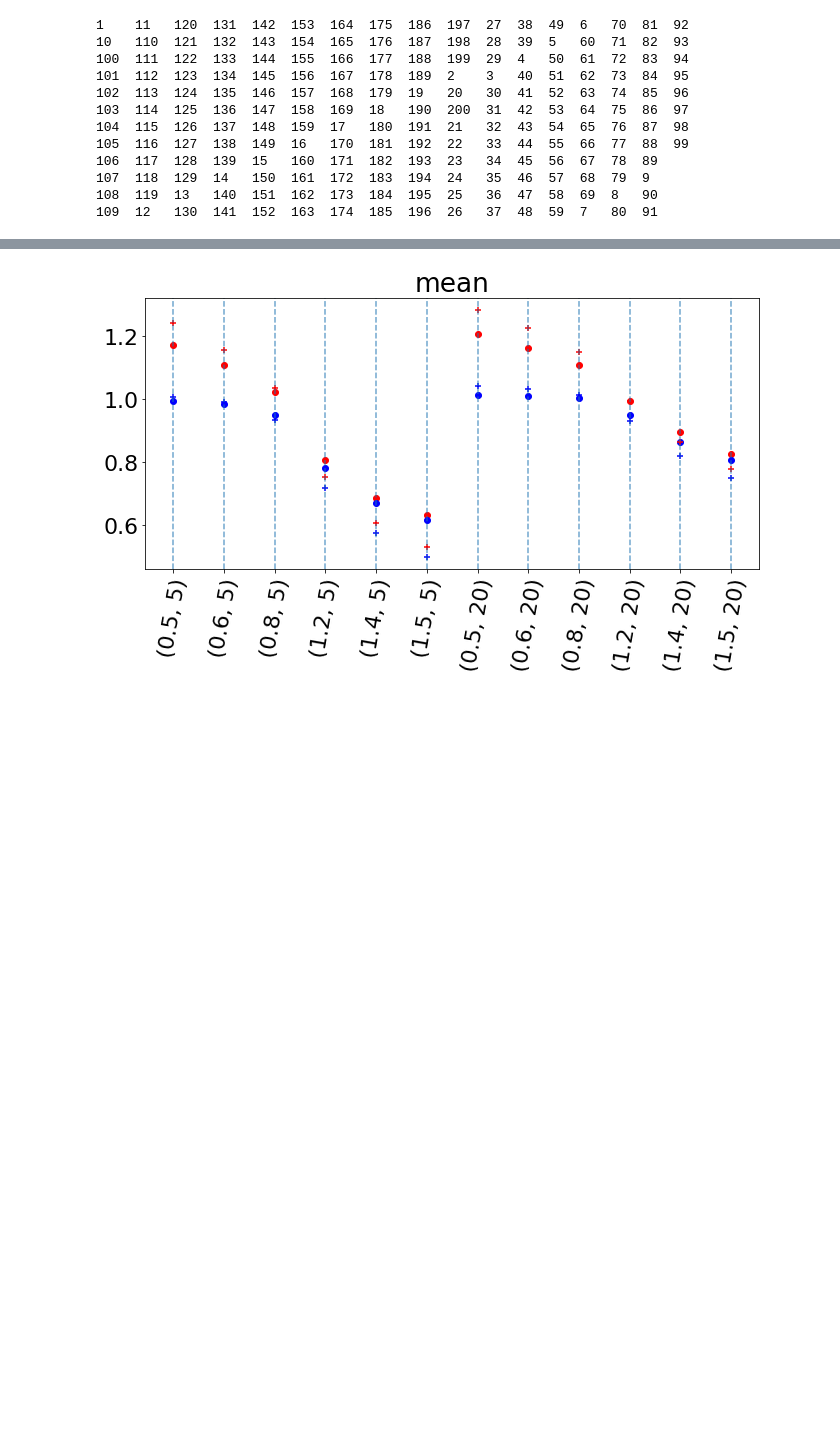
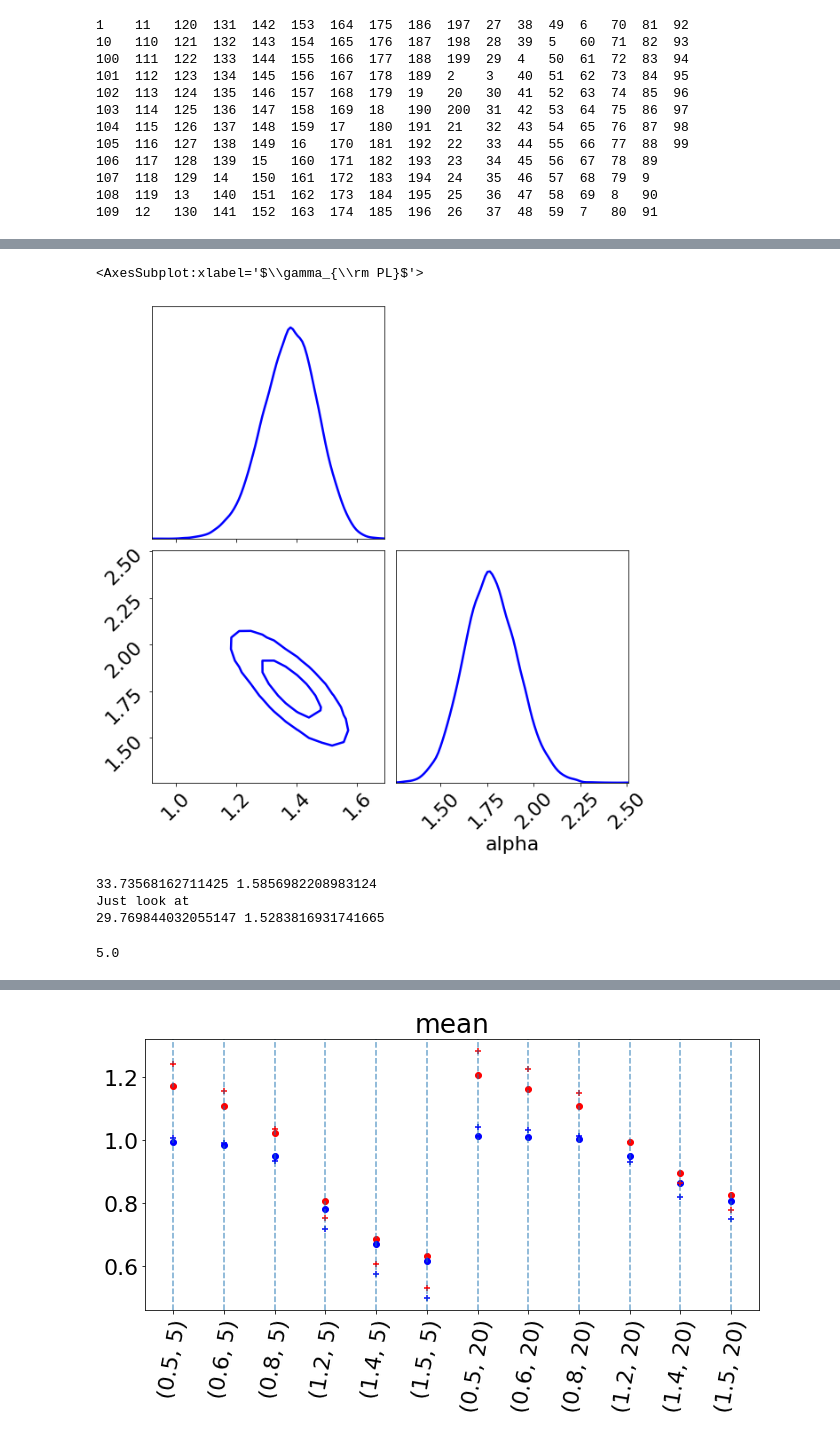
Before and after one commit to mariabenitocst/exoplanets, a Jupyter notebook: jupyter-notebook/testing_2.0.ipynb, the cells around one changed output, grey strips where cells are left out. Drawn from its saved outputs; the diff is of its cells as text; code cells hidden in the pictures; blank space fills up the shorter version.

```diff
--- a/jupyter-notebook/testing_2.0.ipynb
+++ b/jupyter-notebook/testing_2.0.ipynb
@@ -1715,0 +1827,63 @@ print(FSE_MAP)
+# %%
+smooth=1.
+rank=165
+
+filepath  = "/home/mariacst/exoplanets/running/baseline_NL/out/log/"
+ex="baseline_NL_relT0.01"
+
+_file    = filepath + "%i/"%(rank+1)+ ex +"_N%i_sigma%.1f_gamma%.1f_rs%.1f_v%ipost_equal_weights.dat"%(
+                        nBDs1, sigma, gamma, rs, rank+1)
+samples  = np.genfromtxt(_file, unpack=True)
+
+
+fig, axes = corner(np.array([samples[0], samples[1]]).T,
+                   levels=(1-np.exp(-0.5), 1-np.exp(-2)), plot_datapoints=False,
+                   plot_density=False, fill_contours=False, smooth=smooth, color="blue")
+                   #range=((0, 80), (0.8, 1.5)))
+# plot KDE smoothed version of distributions
+for axidx, samps in zip([0, 3], np.array([samples[0], samples[1]])):
+    kde   = gaussian_kde(samps)
+    xvals = fig.axes[axidx].get_xlim(); xvals = np.linspace(xvals[0], xvals[1], 100)
+    fig.axes[axidx].plot(xvals, kde(xvals)/np.max(kde(xvals)), color="blue", lw=2.5)
+
+axes[1, 1].set_xlabel("alpha"); ax[1, ]
+# %% [output]
+<AxesSubplot:xlabel='$\\gamma_{\\rm PL}$'>
+[figure, added]
+# %%
+def return_MAP(samples, nbins=50):
+    _n, _bins = np.histogram(samples, bins=nbins)
+    return(_bins[np.argmax(_n)])
+
+rank=43
+
+filepath  = "/home/mariacst/exoplanets/running/baseline_NL/out/log/"
+ex="baseline_NL_relT0.01"
+
+_file    = filepath + "%i/"%(rank+1)+ ex +"_N%i_sigma0.0_gamma%.1f_rs%.1f_v%ipost_equal_weights.dat"%(
+                        nBDs1, gamma, rs, rank+1)
+samples  = np.genfromtxt(_file, unpack=True)
+
+A = 10**return_MAP(samples[0])
+alpha = return_MAP(samples[1])
+print(A, alpha)
+
+filepath  = "/hdfs/local/mariacst/2022_exoplanets/results/baseline_NL/"
+ex="baseline_NL_log"
+
+_file    = filepath + "%i/"%(rank+1)+ ex +"_N%i_sigma%.1f_gamma%.1f_rs%.1f_v%ipost_equal_weights.dat"%(
+                        nBDs1, sigma, gamma, rs, rank+1)
+samples  = np.genfromtxt(_file, unpack=True)
+
+A = 10**return_MAP(samples[0])
+alpha = return_MAP(samples[1])
+print("Just look at ")
+print(A, alpha)
+# %% [output]
+33.73568162711425 1.5856982208983124
+Just look at
+29.769844032055147 1.5283816931741665
+# %%
+rs
+# %% [output]
+5.0
```
Also changed, not shown: parts of 18 cells of this notebook, 7 other files.
